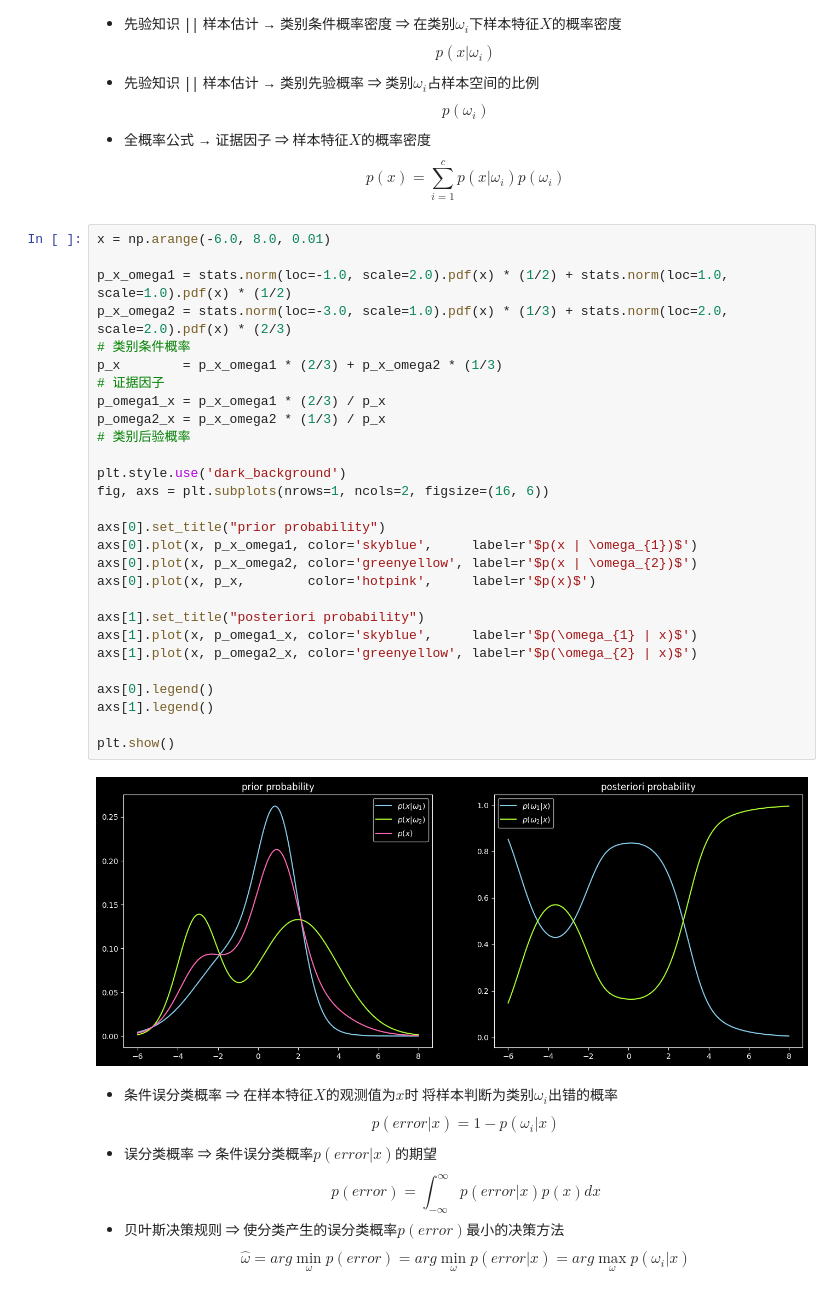
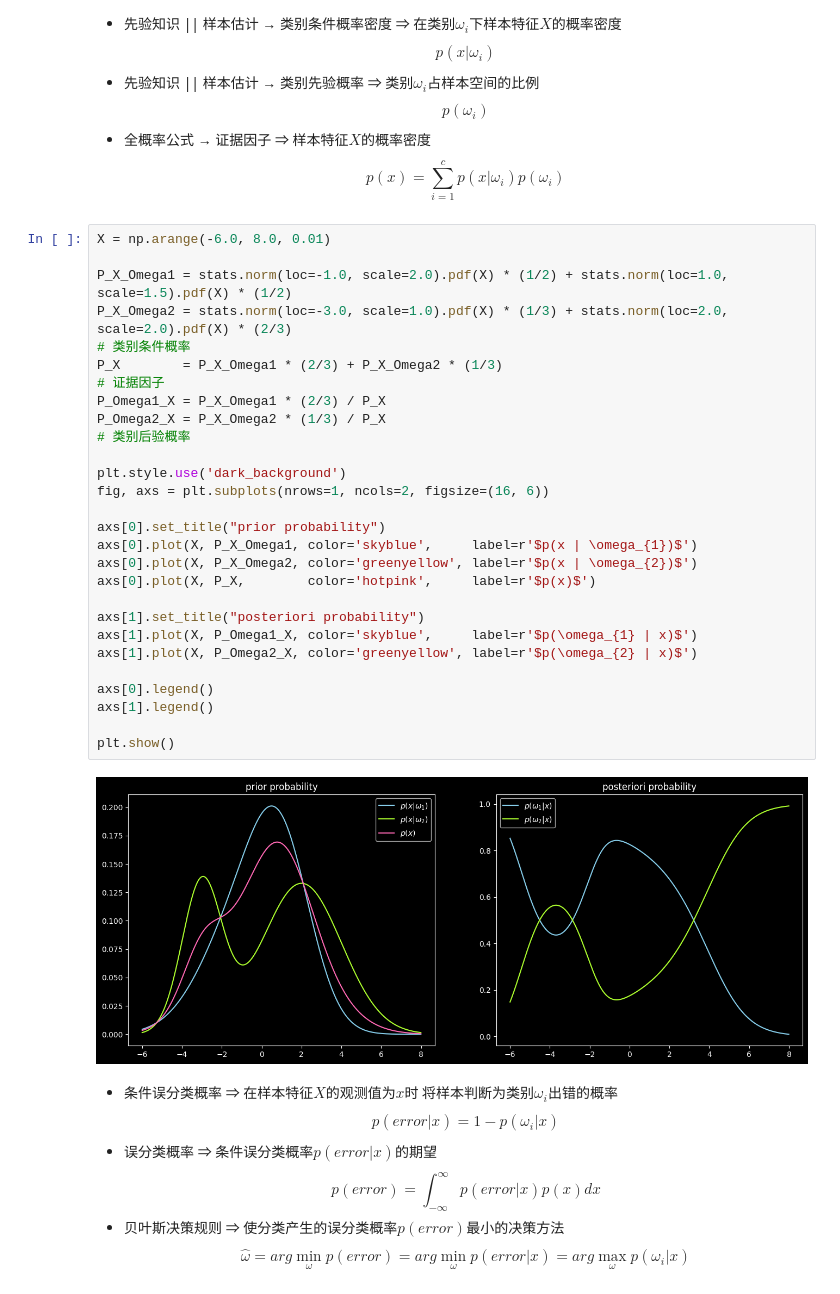
Before and after one commit to Eluctra/pattern-recognition, a Jupyter notebook: 理论/贝叶斯决策论.ipynb, the cells around one changed output. Cells and saved outputs as stored; diff of their text form.

```diff
--- a/理论/贝叶斯决策论.ipynb
+++ b/理论/贝叶斯决策论.ipynb
@@ -23,35 +24,35 @@ $$
 p(x) = \sum_{i = 1}^{c}p(x | \omega_{i}) p(\omega_{i})
 $$
 # %%
-x = np.arange(-6.0, 8.0, 0.01)
+X = np.arange(-6.0, 8.0, 0.01)
 
-p_x_omega1 = stats.norm(loc=-1.0, scale=2.0).pdf(x) * (1/2) + stats.norm(loc=1.0, scale=1.0).pdf(x) * (1/2)
-p_x_omega2 = stats.norm(loc=-3.0, scale=1.0).pdf(x) * (1/3) + stats.norm(loc=2.0, scale=2.0).pdf(x) * (2/3)
+P_X_Omega1 = stats.norm(loc=-1.0, scale=2.0).pdf(X) * (1/2) + stats.norm(loc=1.0, scale=1.5).pdf(X) * (1/2)
+P_X_Omega2 = stats.norm(loc=-3.0, scale=1.0).pdf(X) * (1/3) + stats.norm(loc=2.0, scale=2.0).pdf(X) * (2/3)
 # 类别条件概率
-p_x        = p_x_omega1 * (2/3) + p_x_omega2 * (1/3)
+P_X        = P_X_Omega1 * (2/3) + P_X_Omega2 * (1/3)
 # 证据因子
-p_omega1_x = p_x_omega1 * (2/3) / p_x
-p_omega2_x = p_x_omega2 * (1/3) / p_x
+P_Omega1_X = P_X_Omega1 * (2/3) / P_X
+P_Omega2_X = P_X_Omega2 * (1/3) / P_X
 # 类别后验概率
 
 plt.style.use('dark_background')
 fig, axs = plt.subplots(nrows=1, ncols=2, figsize=(16, 6))
 
 axs[0].set_title("prior probability")
-axs[0].plot(x, p_x_omega1, color='skyblue',     label=r'$p(x | \omega_{1})$')
-axs[0].plot(x, p_x_omega2, color='greenyellow', label=r'$p(x | \omega_{2})$')
-axs[0].plot(x, p_x,        color='hotpink',     label=r'$p(x)$')
+axs[0].plot(X, P_X_Omega1, color='skyblue',     label=r'$p(x | \omega_{1})$')
+axs[0].plot(X, P_X_Omega2, color='greenyellow', label=r'$p(x | \omega_{2})$')
+axs[0].plot(X, P_X,        color='hotpink',     label=r'$p(x)$')
 
 axs[1].set_title("posteriori probability")
-axs[1].plot(x, p_omega1_x, color='skyblue',     label=r'$p(\omega_{1} | x)$')
-axs[1].plot(x, p_omega2_x, color='greenyellow', label=r'$p(\omega_{2} | x)$')
+axs[1].plot(X, P_Omega1_X, color='skyblue',     label=r'$p(\omega_{1} | x)$')
+axs[1].plot(X, P_Omega2_X, color='greenyellow', label=r'$p(\omega_{2} | x)$')
 
 axs[0].legend()
 axs[1].legend()
 
 plt.show()
 # %% [output]
-[figure, old version]
+[figure, new version]
 # %% [markdown]
 * 条件误分类概率 &rArr; 在样本特征$X$的观测值为$x$时 将样本判断为类别$\omega_{i}$出错的概率
 $$
```
Also changed, not shown: parts of 8 cells of this notebook.
